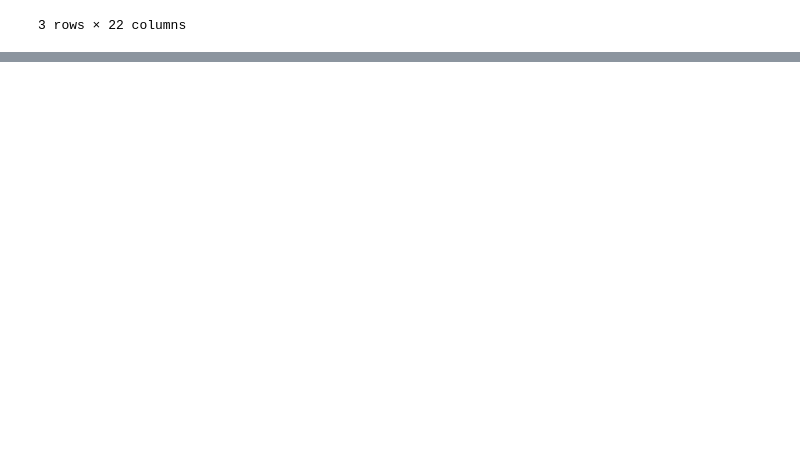
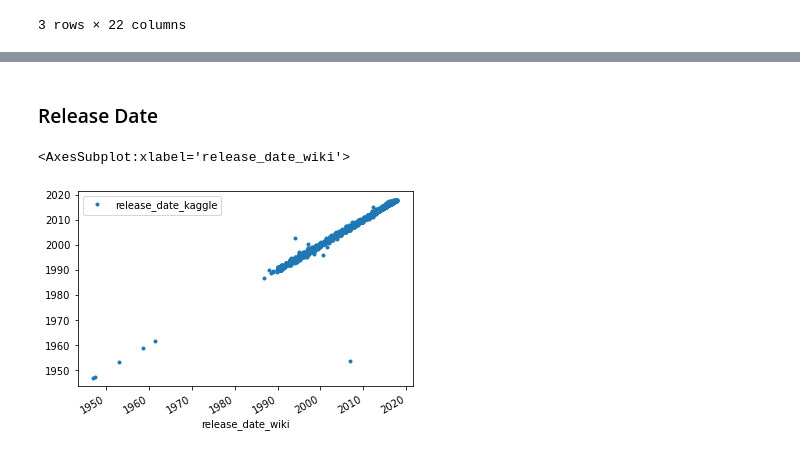
Before and after one commit to nicolebplatt/GWU_Movies-ETL, a Jupyter notebook: AmazingPrime.ipynb, the cells around one changed output, grey strips where cells are left out. Cells and saved outputs as stored; diff of their text form; code cells hidden in the pictures; blank space fills up the shorter version.

```diff
--- a/AmazingPrime.ipynb
+++ b/AmazingPrime.ipynb
@@ -931,0 +1030,8 @@ Name: rating, dtype: float64
+# %% [markdown]
+### Release Date
+# %%
+# circumvent numeric requirement for scatterplots
+movies_df[['release_date_wiki','release_date_kaggle']].plot(x='release_date_wiki', y='release_date_kaggle', style='.')
+# %% [output]
+<AxesSubplot:xlabel='release_date_wiki'>
+[figure, added]
```
Also changed, not shown: parts of 70 cells of this notebook.
